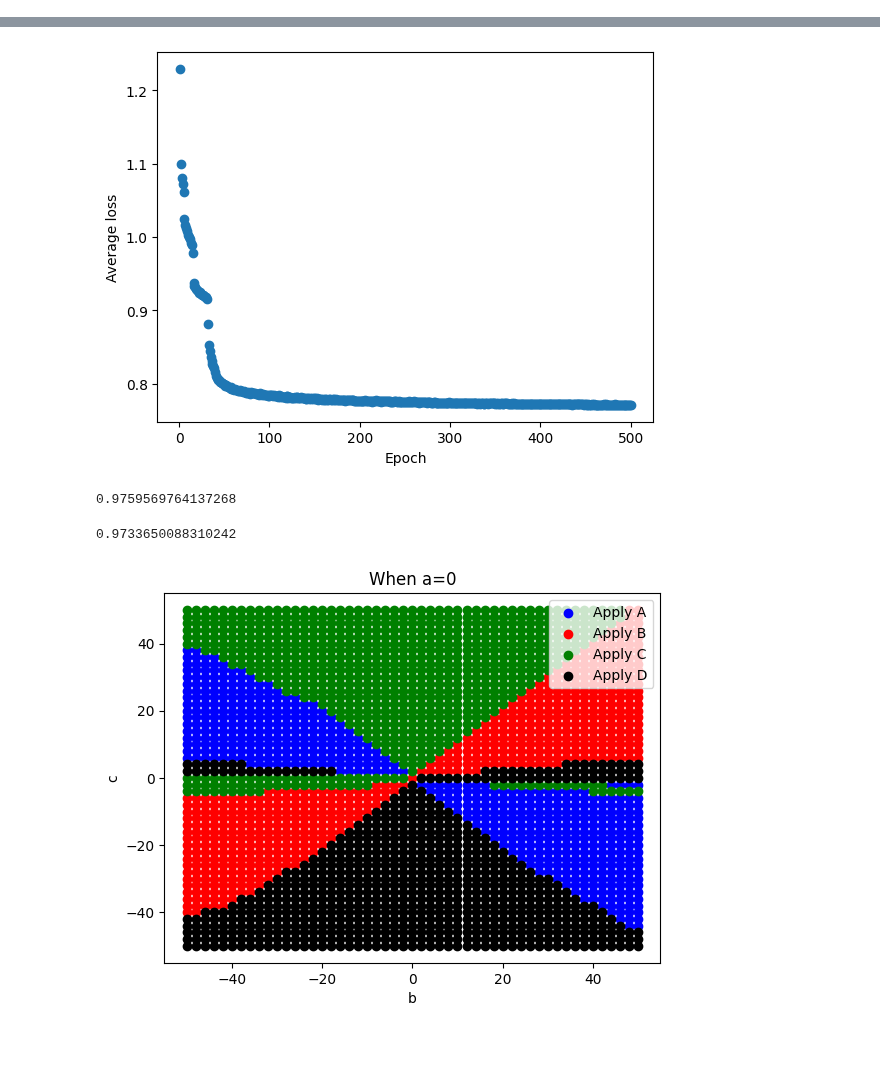
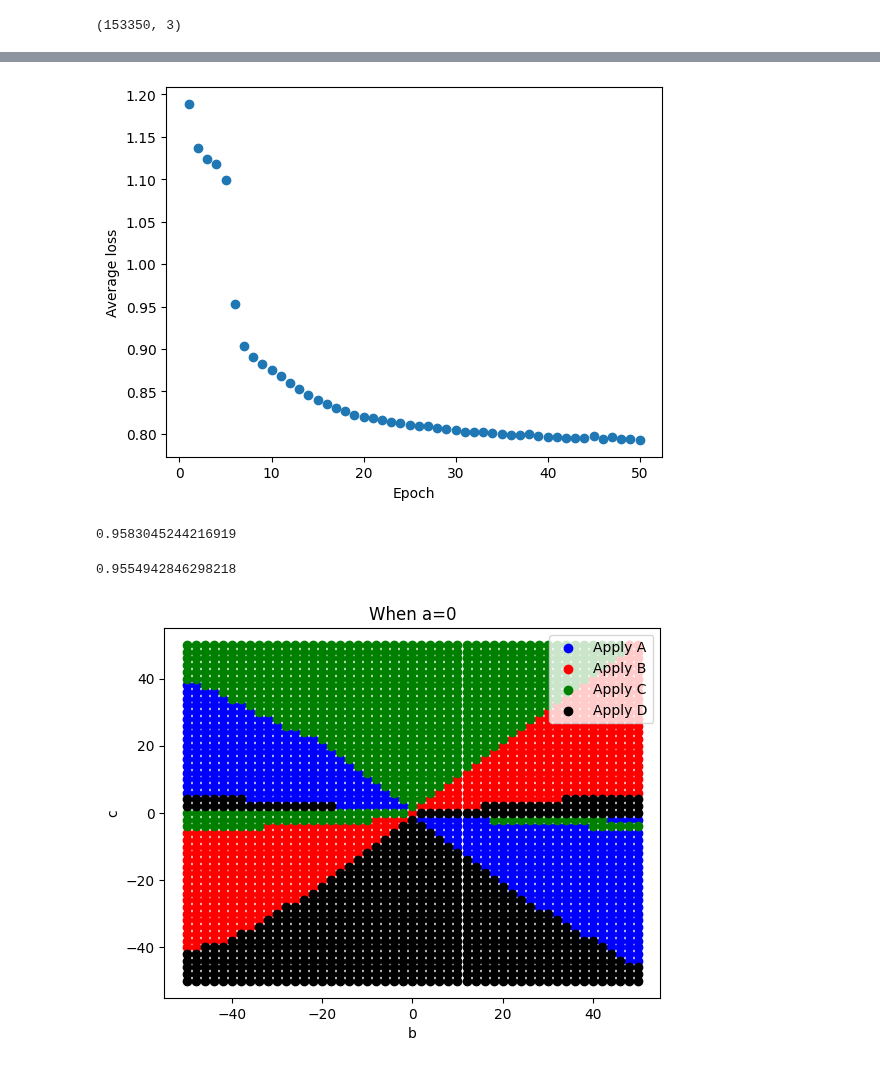
Before and after one commit to MXM-MachineLearning/MXM_AI_Ellenberg, a Jupyter notebook: heisenberg_group/Neural_Nets/bfs_NN.ipynb, the cells around one changed output, grey strips where cells are left out. Drawn from its saved outputs; the diff is of its cells as text; code cells hidden in the pictures.

```diff
--- a/heisenberg_group/Neural_Nets/bfs_NN.ipynb
+++ b/heisenberg_group/Neural_Nets/bfs_NN.ipynb
@@ -115,7 +115,11 @@ just_input = train.drop('last_matrix', axis=1)
 input_data = np.array(just_input.values.tolist())
 # %%
 desired_output = torch.tensor(train['last_matrix'].tolist(), dtype=torch.float32).long()
+# %%
+input_data.shape
+# %% [output]
+(153350, 3)
 # %%
 # Train the model
-trained_model = train_model(input_data, desired_output, 500, learning_rate=0.0005, viz_accuracy=True)
+trained_model = train_model(input_data, desired_output, 50, learning_rate=0.0005, viz_accuracy=True)
 # %% [output]
@@ -139,4 +143,4 @@ Epoch [500/500], Loss: 0.7714
-[figure, old version]
+[figure, new version]
 # %%
 def test_model(trained_model, new_data, expected_result):
     test_input = torch.tensor(new_data, dtype=torch.float32)
@@ -157,11 +161,11 @@ desired_output = torch.tensor(test_df['last_matrix'].tolist(), dtype=torch.float
 # performance on test and train is almost exactly the same (this is the training dataset)
 test_model(trained_model, input_data, torch.tensor(train['last_matrix'].tolist(), dtype=torch.float32).long())
 # %% [output]
-0.9759569764137268
+0.9583045244216919
 # %%
 test_model(trained_model, input_data_test, desired_output)
 # %% [output]
-0.9733650088310242
+0.9554942846298218
 # %%
 # plot a vizualization of what we would predict for a bunch of ordered pairs
 
```
Also changed, not shown: parts of 7 cells of this notebook.
